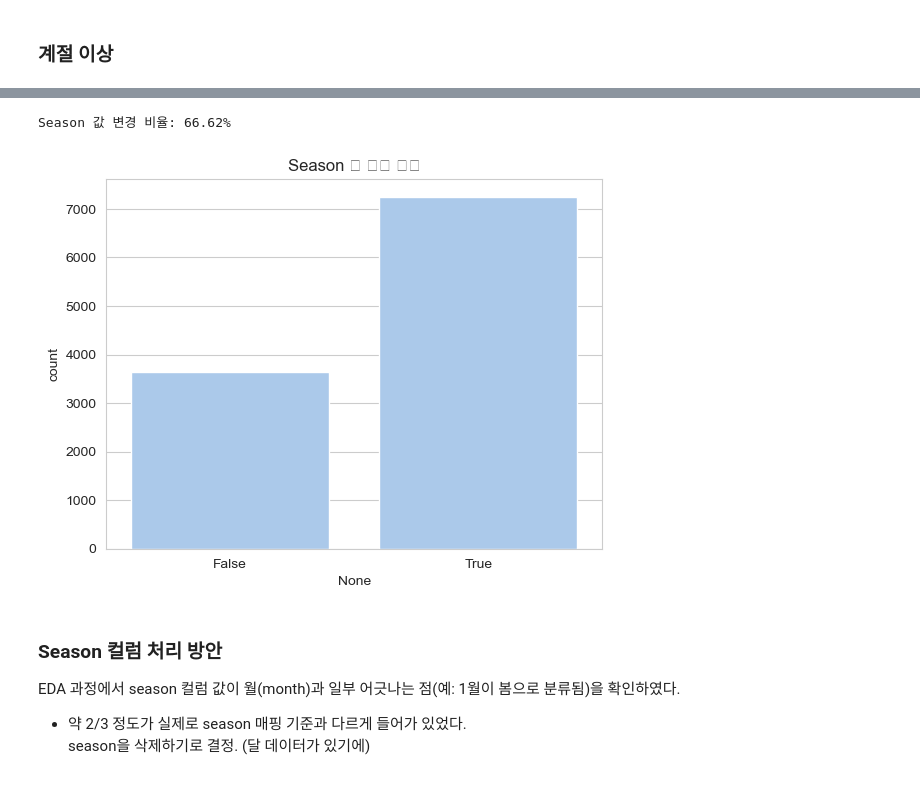
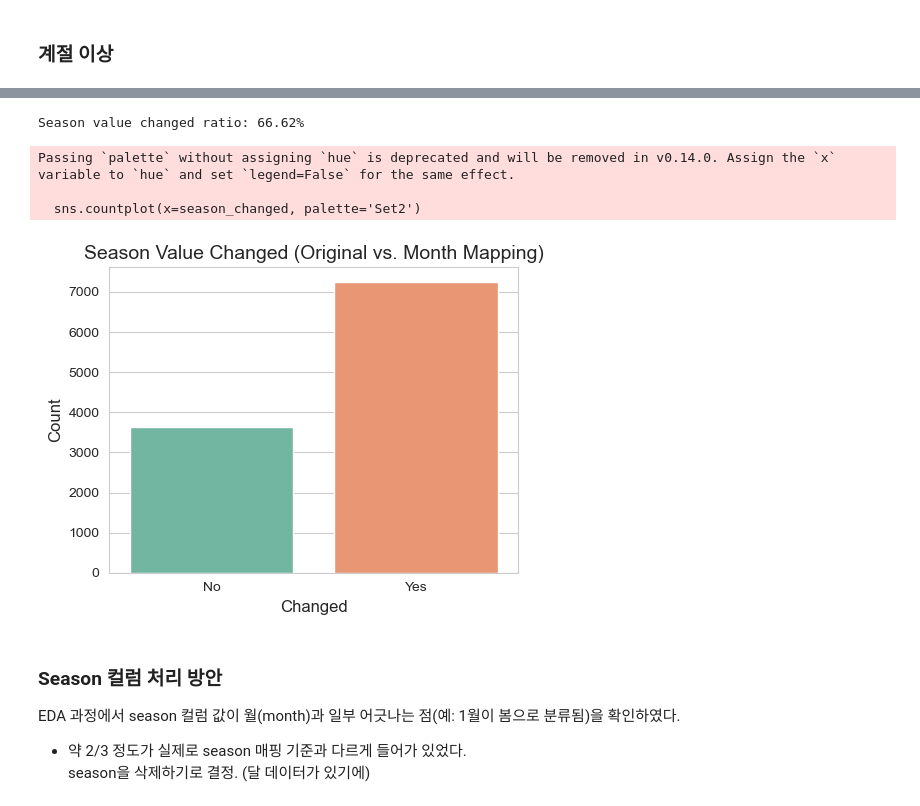
Before and after one commit to youice913/codeit-sprint-projects, a Jupyter notebook: sprint-missions/스프린트 미션 12/notebooks/Bike Sharing Demand Full Analysis & Modeling.ipynb, the cells around one changed output, grey strips where cells are left out. Cells and saved outputs as stored; diff of their text form; code cells hidden in the pictures.

```diff
--- a/sprint-missions/스프린트 미션 12/notebooks/Bike Sharing Demand Full Analysis & Modeling.ipynb
+++ b/sprint-missions/스프린트 미션 12/notebooks/Bike Sharing Demand Full Analysis & Modeling.ipynb
@@ -108,8 +108,8 @@ plt.show()
 [figure]
 [figure]
 # %%
-train = train.drop(columns=['day'])
-test = test.drop(columns=['day'])
+# train = train.drop(columns=['day'])
+# test = test.drop(columns=['day'])
 # %% [markdown]
 day 데이터가 train, test 둘 다 동일한 시작점이 있는게 아니라 한정된 범위만 있는 걸 확인. > 삭제
 # %% [markdown]
@@ -349,11 +425,2 @@ plt.show()
 # %% [markdown]
 습도가 0인 값 이상치로 판단, 평균으로 처리
-# %%
-# 습도가 0인 값의 인덱스 찾기
-zero_humidity_idx = train[train['humidity'] == 0].index
-
-# 전체 humidity 평균값 계산 (0 제외)
-mean_humidity = train.loc[train['humidity'] != 0, 'humidity'].mean()
-
-# 0인 값에 평균값 대입
-train.loc[zero_humidity_idx, 'humidity'] = mean_humidity
@@ -487,28 +538,40 @@ plt.show()
 [figure]
 # %%
+import seaborn as sns
+
+import matplotlib.pyplot as plt
+
 # 기존 season 컬럼 따로 복사 (Series로만)
 season_orig = train['season'].copy()
 
 # 새로운 season 값 계산 (Series로)
 season_new = train['month'].apply(lambda m: 4 if m in [12,1,2]
                                   else 1 if m in [3,4,5]
                                   else 2 if m in [6,7,8]
                                   else 3)
 
 # 변경 여부 계산
 season_changed = season_orig != season_new
 
 # 변경 비율 출력
 changed_ratio = season_changed.mean() * 100
-print(f"Season 값 변경 비율: {changed_ratio:.2f}%")
+print(f"Season value changed ratio: {changed_ratio:.2f}%")
 
 # 시각화
-sns.countplot(x=season_changed)
-plt.title('Season 값 변경 여부')
+plt.figure(figsize=(5, 4))
+sns.countplot(x=season_changed, palette='Set2')
+plt.title('Season Value Changed (Original vs. Month Mapping)', fontsize=14)
+plt.xlabel('Changed', fontsize=12)
+plt.ylabel('Count', fontsize=12)
+plt.xticks([0, 1], ['No', 'Yes'])
+plt.tight_layout()
 plt.show()
 # %% [output]
-Season 값 변경 비율: 66.62%
+Season value changed ratio: 66.62%
+Passing `palette` without assigning `hue` is deprecated and will be removed in v0.14.0. Assign the `x` variable to `hue` and set `legend=False` for the same effect.
+
+  sns.countplot(x=season_changed, palette='Set2')
-[figure, old version]
+[figure, new version]
 # %% [markdown]
 ### Season 컬럼 처리 방안
 
```
Also changed, not shown: parts of 36 cells of this notebook, 18 other files.
